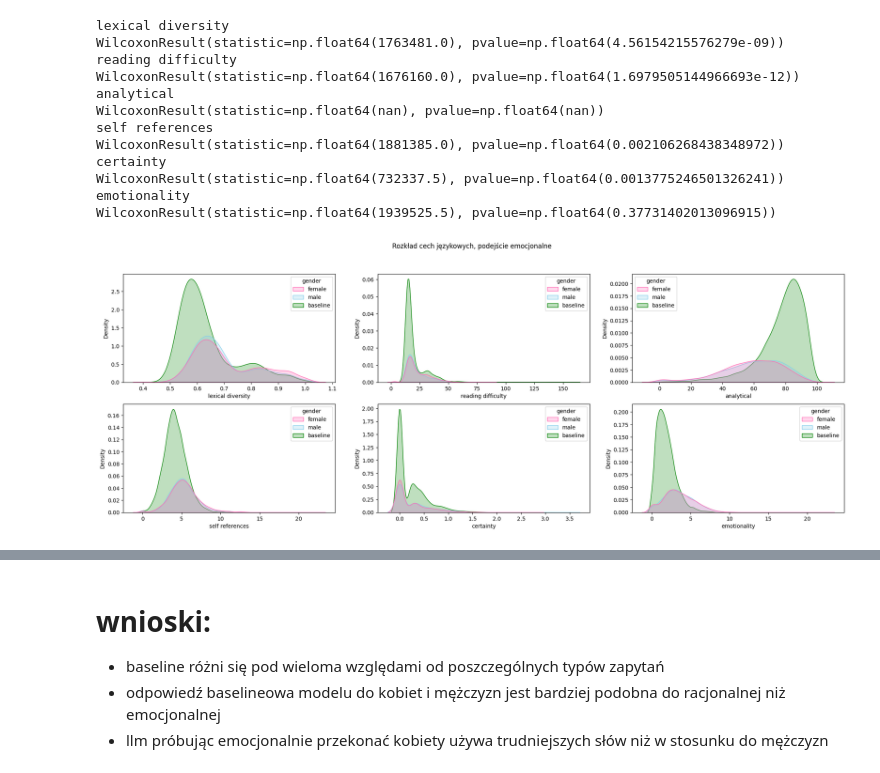
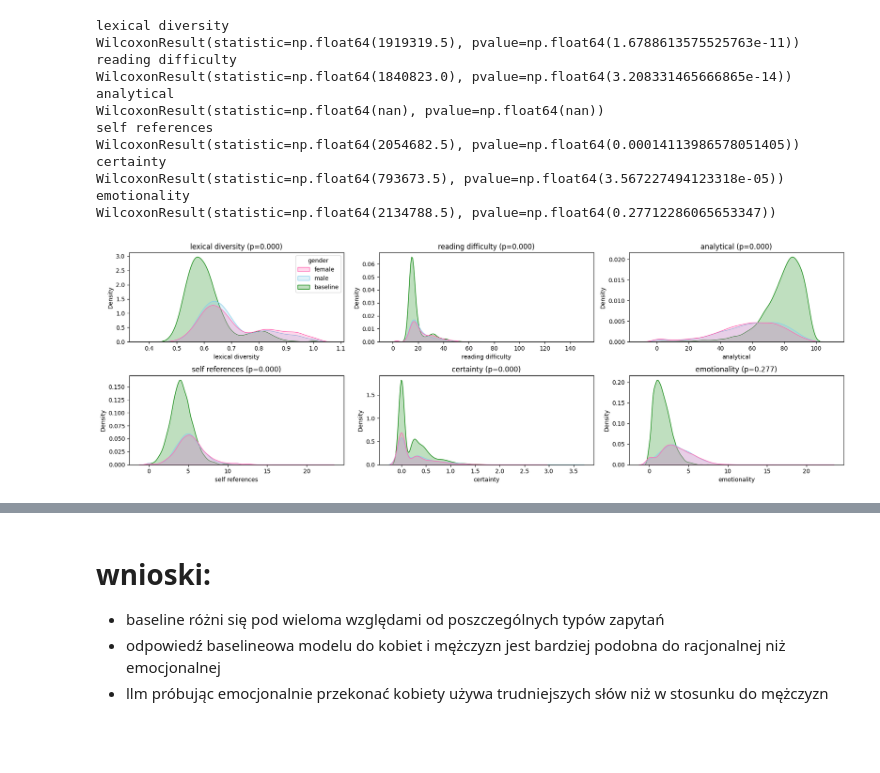
Before and after one commit to azoz01/data-science-workshop-2025L, a Jupyter notebook: linguistic_feature_analysis/all_llms_emotional.ipynb, the cells around one changed output, grey strips where cells are left out. Cells and saved outputs as stored; diff of their text form; code cells hidden in the pictures; blank space fills up the shorter version.

Commit message:
Minor fixes to plots

```diff
--- a/linguistic_feature_analysis/all_llms_emotional.ipynb
+++ b/linguistic_feature_analysis/all_llms_emotional.ipynb
@@ -7,12 +7,9 @@ from glob import glob
 import joypy
 from PIL import Image
 from io import BytesIO
+import numpy as np
 
-gender_colormap = {
-    "female": "hotpink",
-    "male": "skyblue",
-    "baseline": "green"
-}
+gender_colormap = {"female": "hotpink", "male": "skyblue", "baseline": "green"}
 
 
 def load_and_add_model(path):
@@ -22,52 +19,59 @@ def load_and_add_model(path):
 
 
 df = pd.concat(
-    [load_and_add_model(path) for path in glob("../../processed/*.csv") if "baseline" not in path]
+    [load_and_add_model(path) for path in glob("../data/processed/*.csv") if "baseline" not in path]
 )
 # %%
 baseline = pd.concat(
-    [load_and_add_model(path) for path in glob("../../processed/*.csv") if "baseline" in path]
+    [load_and_add_model(path) for path in glob("../data/processed/*.csv") if "baseline" in path]
 )
 # %%
 emotional = df[df["type"] == "emotional"]
 baseline["gender"] = "baseline"
 emotional = pd.concat([emotional, baseline], ignore_index=True)
 
-fig, ax = plt.subplots(2,3, figsize=(24,8))
+fig, ax = plt.subplots(2, 3, figsize=(18, 6))
 
 
-for i, measure in enumerate((
-    "lexical diversity",
-    "reading difficulty",
-    "analytical",
-    "self references",
-    "certainty",
-    "emotionality",
-)):
+for i, measure in enumerate(
+    (
+        "lexical diversity",
+        "reading difficulty",
+        "analytical",
+        "self references",
+        "certainty",
+        "emotionality",
+    )
+):
     print(measure)
-    print(
-        wilcoxon(
-            emotional[emotional["gender"] == "male"][measure],
-            emotional[emotional["gender"] == "female"][measure],
-        )
+    wilcoxon_result = wilcoxon(
+        emotional[emotional["gender"] == "male"][measure],
+        emotional[emotional["gender"] == "female"][measure],
     )
-    sns.kdeplot(emotional, x=measure, hue="gender", fill=True, palette=gender_colormap, ax= ax[i// 3, i%3])
-plt.suptitle("Rozkład cech językowych, podejście emocjonalne")
+    print(wilcoxon_result)
+    sns.kdeplot(
+        emotional, x=measure, hue="gender", fill=True, palette=gender_colormap, ax=ax[i // 3, i % 3]
+    )
+    p = wilcoxon_result.pvalue if not np.isnan(wilcoxon_result.pvalue) else 0
+    ax[i // 3, i % 3].set_title(f"{measure} (p={p:.3f})")
+    if i != 0:
+        ax[i // 3, i % 3].legend_.remove()
+fig.tight_layout()
 plt.show()
 # %% [output]
 lexical diversity
-WilcoxonResult(statistic=np.float64(1763481.0), pvalue=np.float64(4.56154215576279e-09))
+WilcoxonResult(statistic=np.float64(1919319.5), pvalue=np.float64(1.6788613575525763e-11))
 reading difficulty
-WilcoxonResult(statistic=np.float64(1676160.0), pvalue=np.float64(1.6979505144966693e-12))
+WilcoxonResult(statistic=np.float64(1840823.0), pvalue=np.float64(3.208331465666865e-14))
 analytical
 WilcoxonResult(statistic=np.float64(nan), pvalue=np.float64(nan))
 self references
-WilcoxonResult(statistic=np.float64(1881385.0), pvalue=np.float64(0.002106268438348972))
+WilcoxonResult(statistic=np.float64(2054682.5), pvalue=np.float64(0.00014113986578051405))
 certainty
-WilcoxonResult(statistic=np.float64(732337.5), pvalue=np.float64(0.0013775246501326241))
+WilcoxonResult(statistic=np.float64(793673.5), pvalue=np.float64(3.567227494123318e-05))
 emotionality
-WilcoxonResult(statistic=np.float64(1939525.5), pvalue=np.float64(0.37731402013096915))
+WilcoxonResult(statistic=np.float64(2134788.5), pvalue=np.float64(0.27712286065653347))
-[figure, old version]
+[figure, new version]
 # %%
 female = df[df["gender"] == "female"]
 baseline["type"] = "baseline"
```
Also changed, not shown: parts of 4 cells of this notebook, 10 other files.
